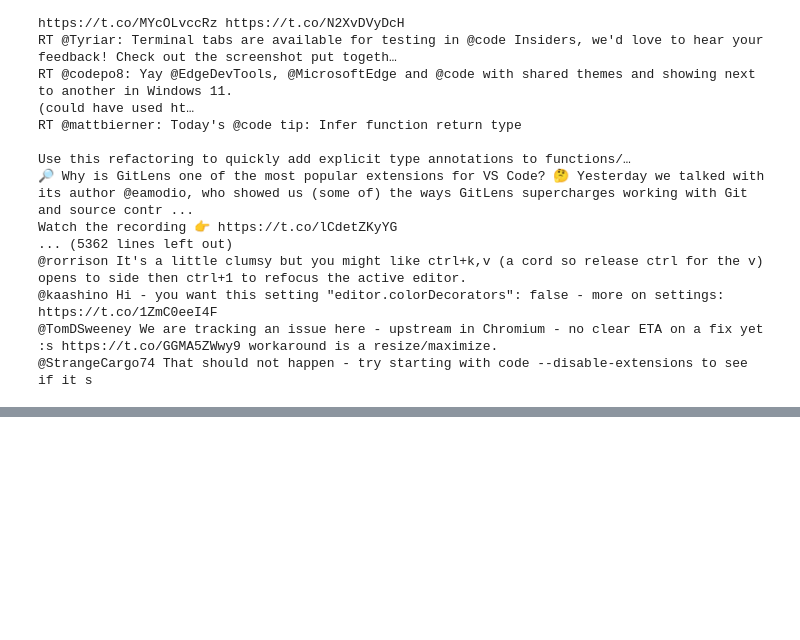
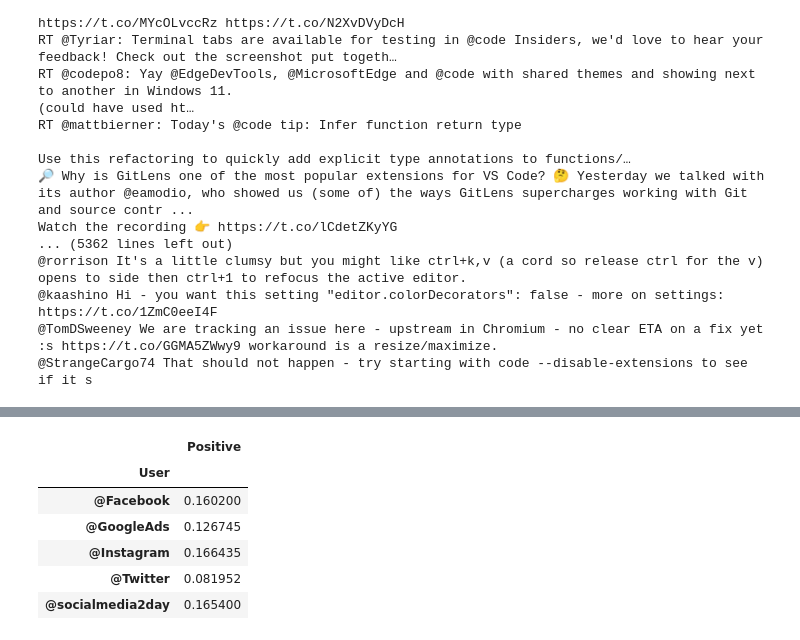
Before and after one commit to isaacm13/Twitter-Project, a Jupyter notebook: Main Code - Tweepy Project.ipynb, the cells around one changed output, grey strips where cells are left out. Drawn from its saved outputs; the diff is of its cells as text; code cells hidden in the pictures; blank space fills up the shorter version.

Commit message:
Twitter Sentiment Analysis portion added

```diff
--- a/Main Code - Tweepy Project.ipynb
+++ b/Main Code - Tweepy Project.ipynb
@@ -491,0 +449,12 @@ neg_score_table.plot(kind='bar')
+# %%
+#Collect the compound values for each news source
+score_table = df.pivot_table(index='User',  values="Positive", aggfunc = np.mean)
+score_table
+# %% [output]
+|  | Positive |
+| User |  |
+| @Facebook | 0.160200 |
+| @GoogleAds | 0.126745 |
+| @Instagram | 0.166435 |
+| @Twitter | 0.081952 |
+| @socialmedia2day | 0.165400 |
```
Also changed, not shown: parts of 38 cells of this notebook, 2 other files.
